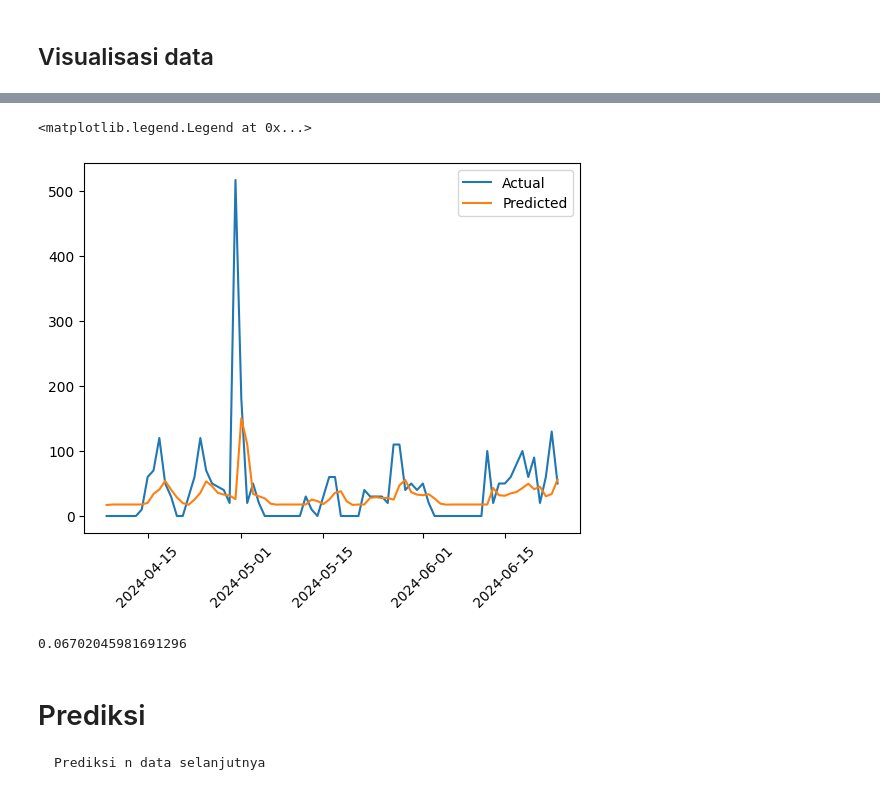
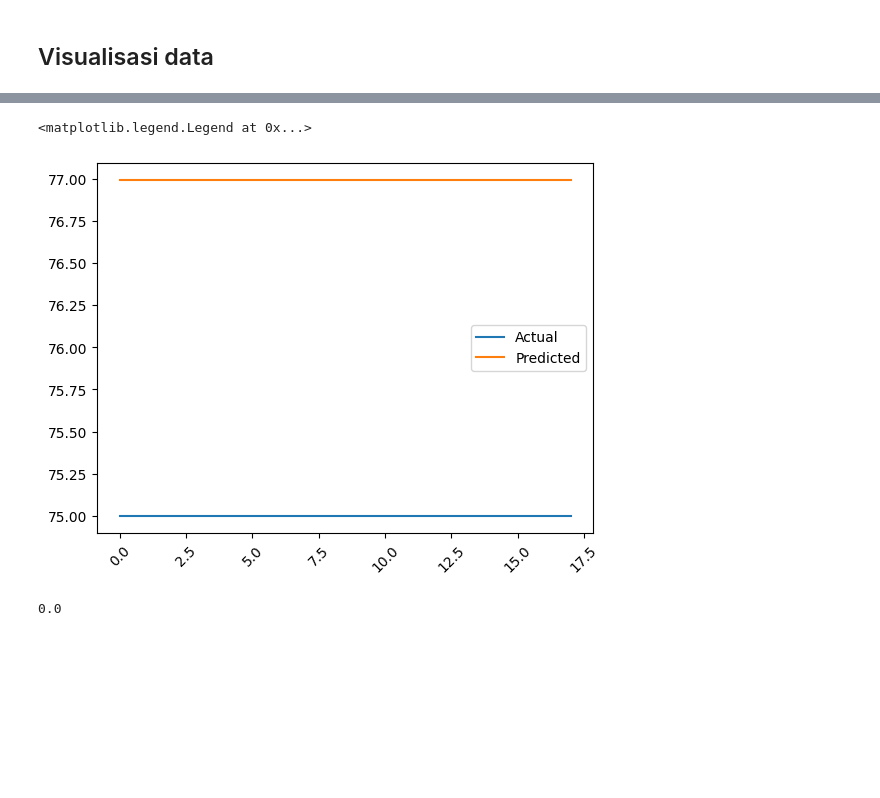
Before and after one commit to ArtEnginer/backprosiswa, a Jupyter notebook: program.ipynb, the cells around one changed output, grey strips where cells are left out. Drawn from its saved outputs; the diff is of its cells as text; code cells hidden in the pictures; blank space fills up the shorter version.

```diff
--- a/program.ipynb
+++ b/program.ipynb
@@ -43,0 +5,7 @@ memory usage: 123.5+ KB
+# %%
+import pandas as pd
+
+data_indo = pd.read_excel('dataset/d-indo.xlsx', index_col='nisn')
+data_mtk = pd.read_excel('dataset/d-matematika.xlsx', index_col='nisn')
+data_inggris = pd.read_excel('dataset/d-inggris.xlsx', index_col='nisn')
+data_indo
@@ -196,0 +88,6 @@ print(deretWaktu)
+# %%
+X = data_inggris[['s1', 's2', 's3', 's4']].values
+y = data_inggris['s5'].values
+
+print(X)
+print(y)
@@ -220,11 +122,10 @@ Persamaan Multiple Linear Regression
 # %%
-from sklearn.linear_model import LinearRegression
+from sklearn.neural_network import MLPRegressor
 from sklearn.metrics import mean_squared_error, mean_absolute_percentage_error
 
-mlr = LinearRegression()
-mlr.fit(X_train, y_train)
+regr = MLPRegressor(random_state=0, max_iter=1000, hidden_layer_sizes=(32, 64), learning_rate_init=0.02, alpha=0.02).fit(X_train, y_train)
 
-y_pred = mlr.predict(X_test)
+y_pred = regr.predict(X_test)
 
 print(mean_squared_error(y_test, y_pred))
 print(mean_absolute_percentage_error(y_test, y_pred))
@@ -251,18 +162,15 @@ print(y_test)
 # %%
 import matplotlib.pyplot as plt
 
 # get last len(y_test) data
-plt.plot(deretWaktu[len(deretWaktu)-len(y_test):], y_test, label='Actual')
-plt.plot(deretWaktu[len(deretWaktu)-len(y_test):], y_pred, label='Predicted')
+plt.plot(range(len(y_test)), y_test, label='Actual')
+plt.plot(range(len(y_pred)), y_pred, label='Predicted')
 plt.xticks(rotation=45)
 plt.legend()
 # %% [output]
 <matplotlib.legend.Legend at 0x...>
-[figure, old version]
+[figure, new version]
 # %%
-mlr.score(X_test, y_test)
+regr.score(X_test, y_test)
 # %% [output]
-0.06702045981691296
+0.0
-# %% [markdown]
-# Prediksi
-    Prediksi n data selanjutnya
```
Also changed, not shown: parts of 26 cells of this notebook, 4 other files.
